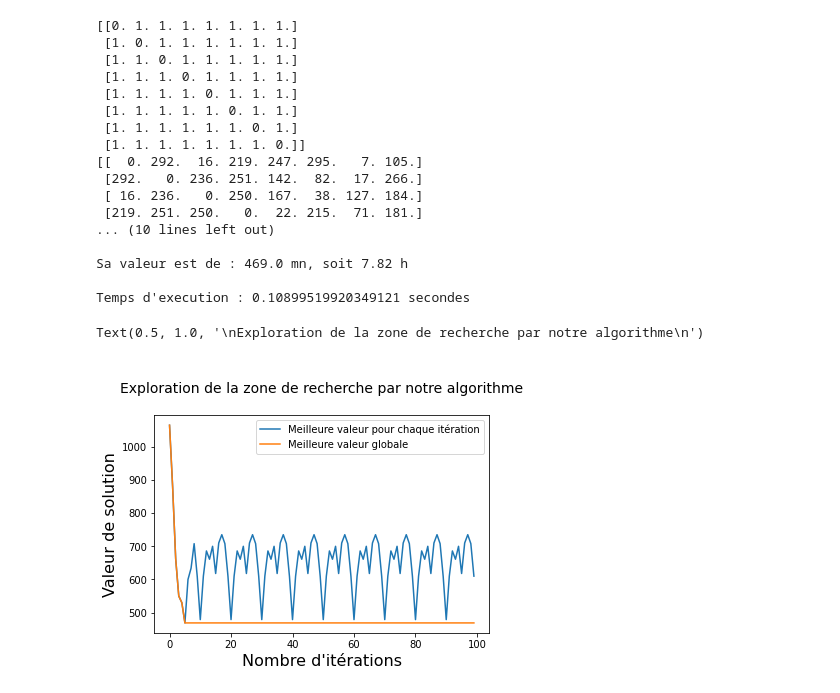
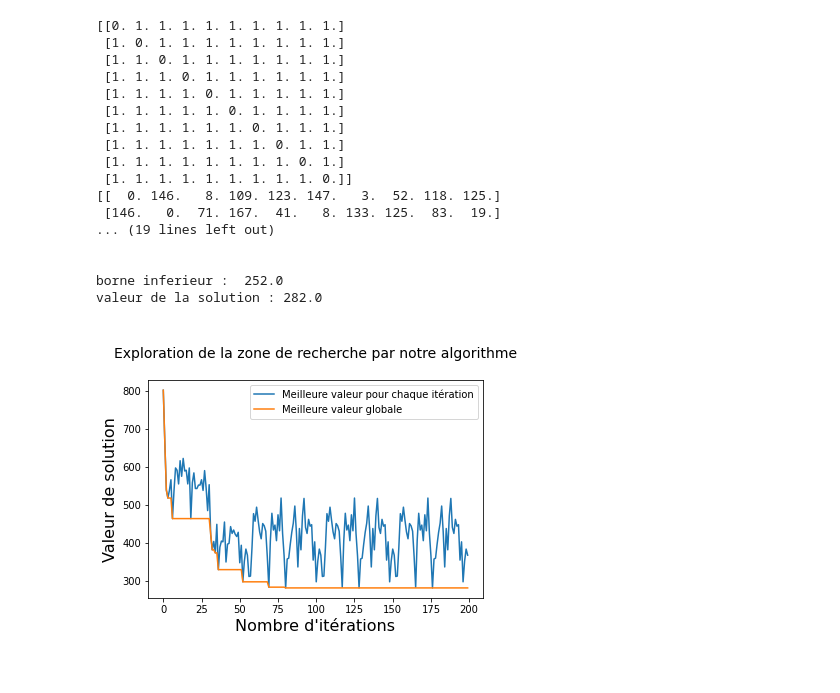
Before and after one commit to DraKkarW2/Projet_Algo-Dur, a Jupyter notebook: Programme.ipynb, the cells around one changed output. Drawn from its saved outputs; the diff is of its cells as text; code cells hidden in the pictures.

Commit message:
[update] borne inferieur

```diff
--- a/Programme.ipynb
+++ b/Programme.ipynb
@@ -1,17 +1,20 @@
 # %%
 import numpy as np
+from pulp import *
 import time
 import matplotlib.pyplot as plt
 import timeit
 import random
 from copy import deepcopy
+from functools import lru_cache
+
 
 
 random.seed(10)
-nb_villes = 8 #Nombre de villes à générer
+nb_villes = 10 #Nombre de villes à générer
 minVehicule = 2
 maxVehicule = 5
-tempsMax=300 #Temps (Distance) max séparant 2 villes
+tempsMax=200 #Temps (Distance) max séparant 2 villes
 
 def generer_matrice_adjacence(taille,typeDeGraphe):
     matrice = np.empty((taille, taille))
@@ -77,10 +80,11 @@ def generate_solution(matrice,minVehicule,maxVehicule):
         way.append(0)
         sol[i] = way
         i += 1
-    return sol
+    return sol,nbvehicule
 
-sol=generate_solution(graphe,minVehicule,maxVehicule)
+sol,nbvehicule=generate_solution(graphe,minVehicule,maxVehicule)
 print(sol)
+print(nbvehicule)
 
 #Génère les voisins valides d'une solution
 def reformSolution(solutionConcatenate:list):
@@ -182,51 +186,80 @@ def tabuSearch(sol, tabuLength, iterMax, graphe):
 graphe = generer_matrice_pondere(matriceAdjacence)
 
 # Modifier ce paramètre pour modifier le nombre d'itération maximum de la recherche tabou
-iterMaximum=100
+iterMaximum=200
 # Modifier ce paramètre pour modifier la taille maximum de la liste tabou
 tabuMax=len(graphe)
 # Modifier ce paramètre pour activer ou non l'utilisation du plus proche voisin comme chemin initial
 useNearestNeighbor=True
 # Modifier ce paramètre pour changer la ville de départ
 departureCity=0
 
 startTime = time.time()
 sol, paths, bestPaths, initialPath=tabuSearch(sol, tabuLength=tabuMax, iterMax=iterMaximum, graphe=graphe)
 execTime = (time.time() - startTime)
 
 print("La valeur du chemin initial est :",str(weightSol(initialPath,graphe)))
 print("\n---------------------------------------------")
 #print("\nLe meilleur chemin trouvé est : " + str(resNearestNeighbor(sol)))
 print("\nSa valeur est de : " + str(weightSol(sol,graphe)) + " mn, soit " + str("{:.2f}".format(weightSol(sol,graphe)/60)) + " h")
 print("\nTemps d'execution : " + str(execTime) + " secondes\n\n")
 
 # Affichage des résultats sur le graphique
 plt.xlabel("Nombre d'itérations", fontsize=16)
 plt.ylabel("Valeur de solution", fontsize=16)
 
 res = plt.plot(range(iterMaximum), paths,label='Meilleure valeur pour chaque itération')
 res = plt.plot(range(iterMaximum), bestPaths,label='Meilleure valeur globale')
 
 plt.legend()
 font2 = {'size':14}
 plt.title("\nExploration de la zone de recherche par notre algorithme\n", loc = 'center',fontdict = font2)
+
+def borne_inferieur():
+    # variables
+    x = [[[pulp.LpVariable("x%s_%s,%s"%(i,j,k), cat="Binary") if i != j else None for k in range(nbvehicule-1)] for j in range(nb_villes)] for i in range(nb_villes)]
+    # probleme
+    prob = LpProblem("vrp", LpMinimize)
+
+    # fonction objective
+    cost = lpSum(graphe[i][j] * x[i][j][k] if i != j else 0 for k in range(nbvehicule-1) for j in range(nb_villes) for i in range (nb_villes))
+    prob += cost
+
+    # contrainte
+    for j in range(nb_villes):
+        prob +=lpSum(x[i][j][k] if i != j else 0 for i in range(0,nb_villes) for k in range(nbvehicule-1)) == 1
+
+    for k in range(nbvehicule-1):
+        prob+= lpSum(x[0][j][k] for j in range(nb_villes)) == 1
+        prob+= lpSum(x[i][0][k] for i in range(nb_villes)) == 1
+
+    for k in range(nbvehicule-1):
+        for j in range(nb_villes):
+            prob+= lpSum(x[i][j][k] if i != j else 0
+                                  for i in range(nb_villes)) -  lpSum(x[j][i][k] for i in range(nb_villes)) == 0
+    prob.solve()
+    return value(prob.objective) if (LpStatus[prob.status] == "Optimal") else None
+
+borne = borne_inferieur ()
+if borne is not None:
+    print("borne inferieur : ", borne)
+print("valeur de la solution :", str(weightSol(sol,graphe)))
 # %% [output]
-[[0. 1. 1. 1. 1. 1. 1. 1.]
- [1. 0. 1. 1. 1. 1. 1. 1.]
- [1. 1. 0. 1. 1. 1. 1. 1.]
- [1. 1. 1. 0. 1. 1. 1. 1.]
- [1. 1. 1. 1. 0. 1. 1. 1.]
- [1. 1. 1. 1. 1. 0. 1. 1.]
- [1. 1. 1. 1. 1. 1. 0. 1.]
- [1. 1. 1. 1. 1. 1. 1. 0.]]
-[[  0. 292.  16. 219. 247. 295.   7. 105.]
- [292.   0. 236. 251. 142.  82.  17. 266.]
- [ 16. 236.   0. 250. 167.  38. 127. 184.]
- [219. 251. 250.   0.  22. 215.  71. 181.]
-... (10 lines left out)
+[[0. 1. 1. 1. 1. 1. 1. 1. 1. 1.]
+ [1. 0. 1. 1. 1. 1. 1. 1. 1. 1.]
+ [1. 1. 0. 1. 1. 1. 1. 1. 1. 1.]
+ [1. 1. 1. 0. 1. 1. 1. 1. 1. 1.]
+ [1. 1. 1. 1. 0. 1. 1. 1. 1. 1.]
+ [1. 1. 1. 1. 1. 0. 1. 1. 1. 1.]
+ [1. 1. 1. 1. 1. 1. 0. 1. 1. 1.]
+ [1. 1. 1. 1. 1. 1. 1. 0. 1. 1.]
+ [1. 1. 1. 1. 1. 1. 1. 1. 0. 1.]
+ [1. 1. 1. 1. 1. 1. 1. 1. 1. 0.]]
+[[  0. 146.   8. 109. 123. 147.   3.  52. 118. 125.]
+ [146.   0.  71. 167.  41.   8. 133. 125.  83.  19.]
+... (19 lines left out)
 
-Sa valeur est de : 469.0 mn, soit 7.82 h
 
-Temps d'execution : 0.10899519920349121 secondes
+borne inferieur :  252.0
+valeur de la solution : 282.0
-Text(0.5, 1.0, '\nExploration de la zone de recherche par notre algorithme\n')
-[figure, old version]
+[figure, new version]
```
